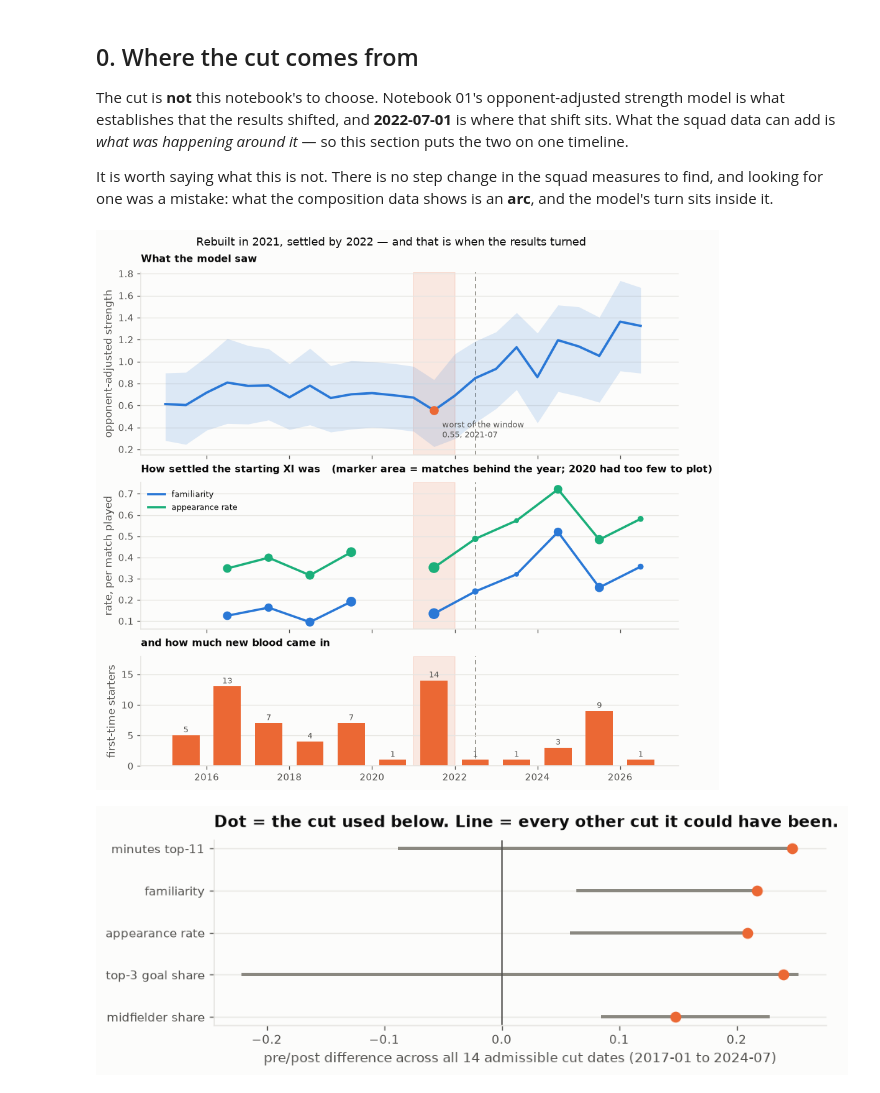
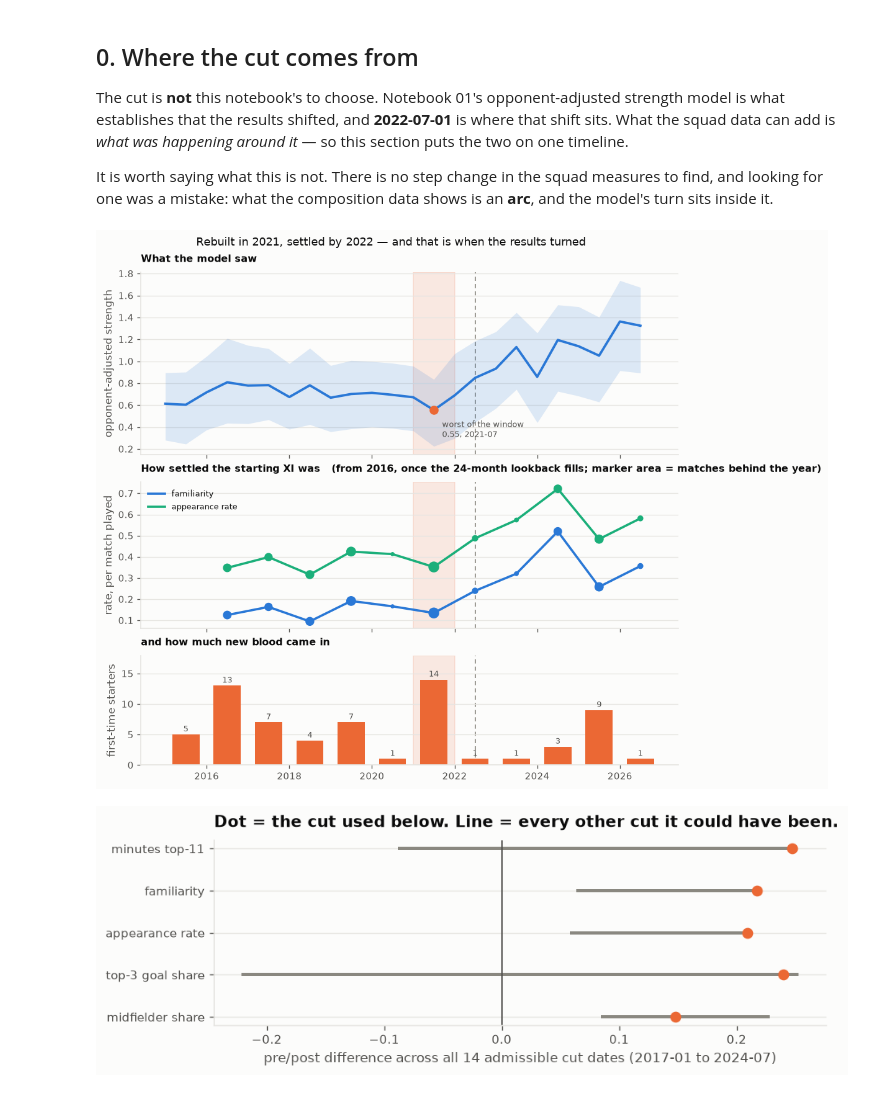
Before and after one commit to mqedan217/jordan-football-strength, a Jupyter notebook: notebooks/03_where_the_goals_came_from.ipynb, the cells around one changed output. Saved outputs shown, nothing was run; the diff lists cells and outputs as text; code cells hidden in the pictures.

```diff
--- a/notebooks/03_where_the_goals_came_from.ipynb
+++ b/notebooks/03_where_the_goals_came_from.ipynb
@@ -163,10 +163,16 @@ yr = []
 for y, d in mt.groupby("year"):
     have = sum(1 for m in d.match_id if m in fam_rate)   # matches with a rate
     yr.append({"year": y, "n": len(d), "n_rate": have,
-               "familiarity": windowed(d, "fam") if have >= 3 else np.nan,
-               "appearance rate": windowed(d, "caps") if have >= 3 else np.nan,
+               "familiarity": windowed(d, "fam"),
+               "appearance rate": windowed(d, "caps"),
                "minutes top-11": top11(d)})
 yr = pd.DataFrame(yr)
+# The rate needs 24 months of prior lineups, so the first year of the window has
+# almost none: 2015 qualifies 1 match of 17, at the bare 15-match minimum. That
+# is the lookback filling, not a measurement -- the series starts once most of a
+# year's matches can carry a rate, and is unbroken from there.
+RATE_FROM = int(yr.year[yr.n_rate / yr.n >= 0.5].min())
+yrr = yr[yr.year >= RATE_FROM]
 yr["debuts"] = deb.groupby(deb.date.dt.year).new.sum().reindex(yr.year).values
 # %%
 fig, axes = plt.subplots(3, 1, figsize=(7.8, 7.4), sharex=True,
@@ -185,39 +191,40 @@ a.scatter([trough.date], [trough.strength], color=viz.ORANGE, s=60, zorder=4)
 a.annotate(f"worst of the window\n{trough.strength:.2f}, {str(trough.date.date())[:7]}",
            xy=(trough.date, trough.strength), xytext=(8, -26),
            textcoords="offset points", fontsize=8, color=viz.INK_2)
 a.set_ylabel("opponent-adjusted strength")
 a.set_title("What the model saw", fontsize=9.5)
 viz.despine(a)
 
 b = axes[1]
 mid = pd.to_datetime(yr.year.astype(str) + "-07-01")
+midr = pd.to_datetime(yrr.year.astype(str) + "-07-01")
 for col, col_c in (("familiarity", viz.BLUE), ("appearance rate", viz.AQUA)):
-    b.plot(mid, yr[col], color=col_c, lw=2.2, label=col)
-    # marker area tracks the matches behind each year; 2020 has too few to plot
-    b.scatter(mid, yr[col], color=col_c, s=yr.n_rate * 4.5, zorder=3)
+    b.plot(midr, yrr[col], color=col_c, lw=2.2, label=col)
+    b.scatter(midr, yrr[col], color=col_c, s=yrr.n_rate * 4.5, zorder=3)
 b.set_ylabel("rate, per match played")
-b.set_title("How settled the starting XI was   (marker area = matches behind "
-            "the year; 2020 had too few to plot)", fontsize=9.5)
+b.set_title(f"How settled the starting XI was   (from {RATE_FROM}, once the "
+            f"24-month lookback fills; marker area = matches behind the year)",
+            fontsize=9.5)
 b.legend(fontsize=8, loc="upper left")
 viz.despine(b)
 
 c = axes[2]
 c.bar(mid, yr.debuts, width=240, color=viz.ORANGE)
 for x_, v in zip(mid, yr.debuts):
     if v:
         c.annotate(int(v), (x_, v), xytext=(0, 3), ha="center",
                    textcoords="offset points", fontsize=8, color=viz.INK_2)
 c.set_ylabel("first-time starters")
 c.set_ylim(0, yr.debuts.max() * 1.28)
 c.set_title("and how much new blood came in", fontsize=9.5)
 viz.despine(c)
 c.grid(axis="x", visible=False)
 
 fig.suptitle("Rebuilt in 2021, settled by 2022 — and that is when the results turned",
              fontsize=11)
 plt.show()
 # %% [output]
-[figure, old version]
+[figure, new version]
 # %%
 # Robustness, and nothing more: does the pre/post comparison depend on the exact
 # date? Recompute at EVERY cut with at least 25 matches a side -- the full
```
Also changed, not shown: 1 other file.
